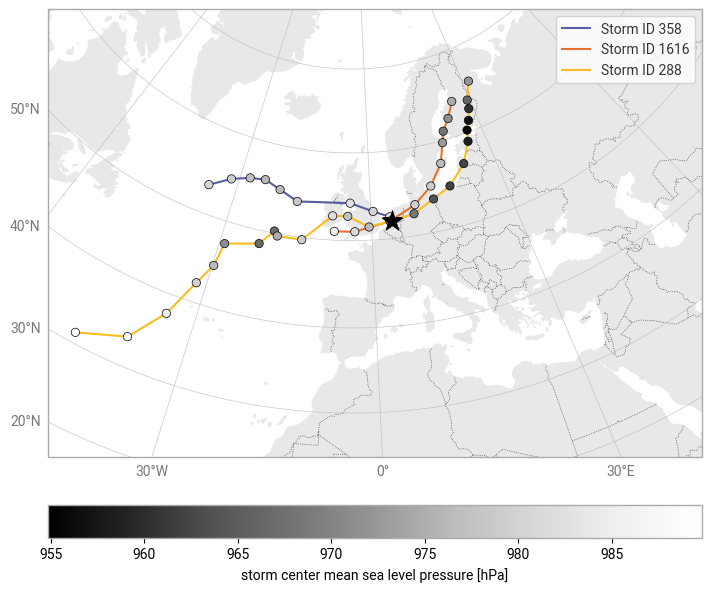
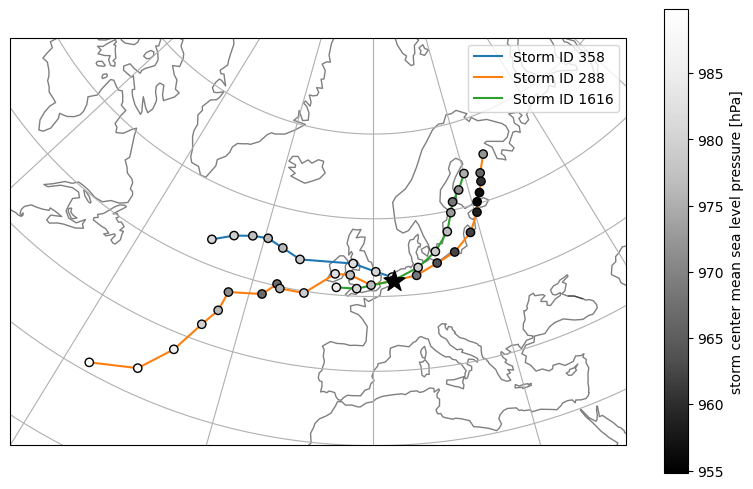
Unified diff of the notebook cell whose output changed from the first chart to the second:
--- before
+++ after
@@ -1,6 +1,9 @@
-subplot = earthkit.plots.Map(domain=["North Atlantic", "Europe"])
+fig, ax = plt.subplots(1, 1, figsize=(8, 5), subplot_kw={
+    "projection": ccrs.LambertConformal(central_longitude=0)
+})
+plate = ccrs.PlateCarree()
 
 # Marker for the location of interest
-subplot.scatter(x=[lon], y=[lat], marker="*", c="black", s=250, zorder=10)
+ax.scatter(x=[lon], y=[lat], marker="*", c="black", s=250, zorder=10, transform=plate)
 
 marker_x = []
@@ -16,5 +19,5 @@
     y = storm_track.loc[:,"latitude"].values
     # Line for the track
-    subplot.line(x=x, y=y, label=f"Storm ID {storm_id}", zorder=4)
+    ax.plot(x, y, label=f"Storm ID {storm_id}", zorder=4, transform=plate)
     # Collect track information so storm strength markers can be plotted together
     # with a consistent colorscale
@@ -27,10 +30,12 @@
 
 # Markers indicating the value of reference variable to represent storm strength
-sc = subplot.scatter(x=marker_x, y=marker_y, c=marker_c, marker="o", cmap="Greys_r", zorder=5)
+sc = ax.scatter(x=marker_x, y=marker_y, c=marker_c, marker="o", edgecolor="k", cmap="Greys_r", zorder=5, transform=plate)
 
-subplot.fig.colorbar(sc, label="storm center mean sea level pressure [hPa]", orientation="horizontal")
-subplot.ax.legend()
+fig.colorbar(sc, label="storm center mean sea level pressure [hPa]")
+ax.legend()
 
-subplot.land()
-subplot.borders()
-subplot.gridlines()
+ax.set_extent([-60, 40, 30, 75], crs=plate)
+ax.coastlines(alpha=0.5)
+ax.gridlines()
+
+fig.tight_layout()

Commit: Replace outdated earthkit-plots code with matplotlib and cartopy (#12)